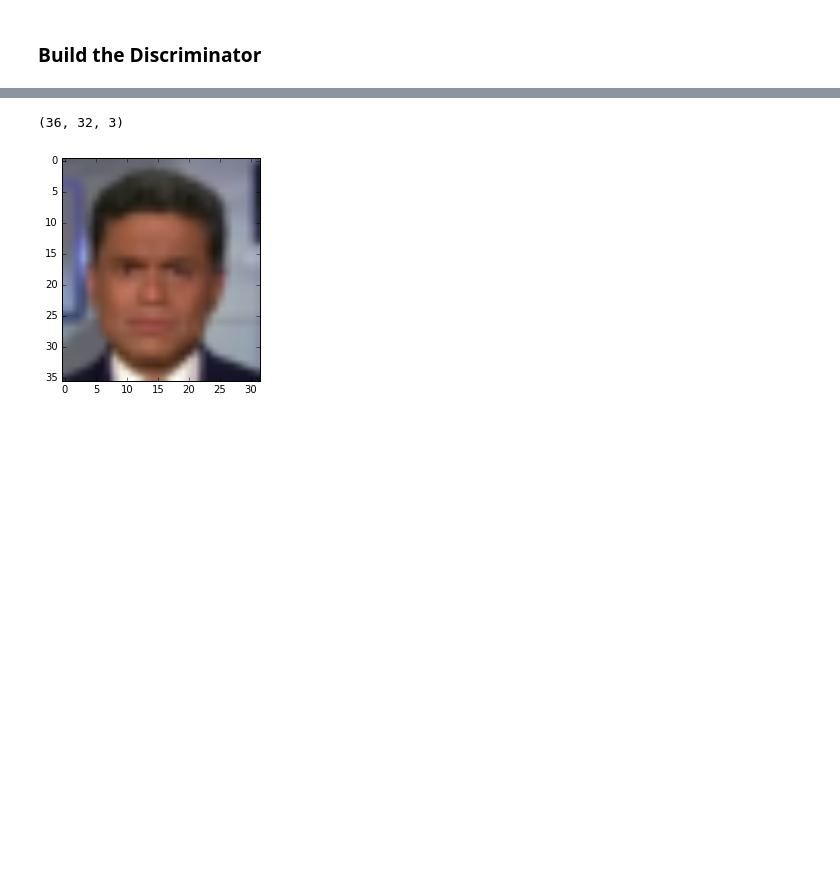
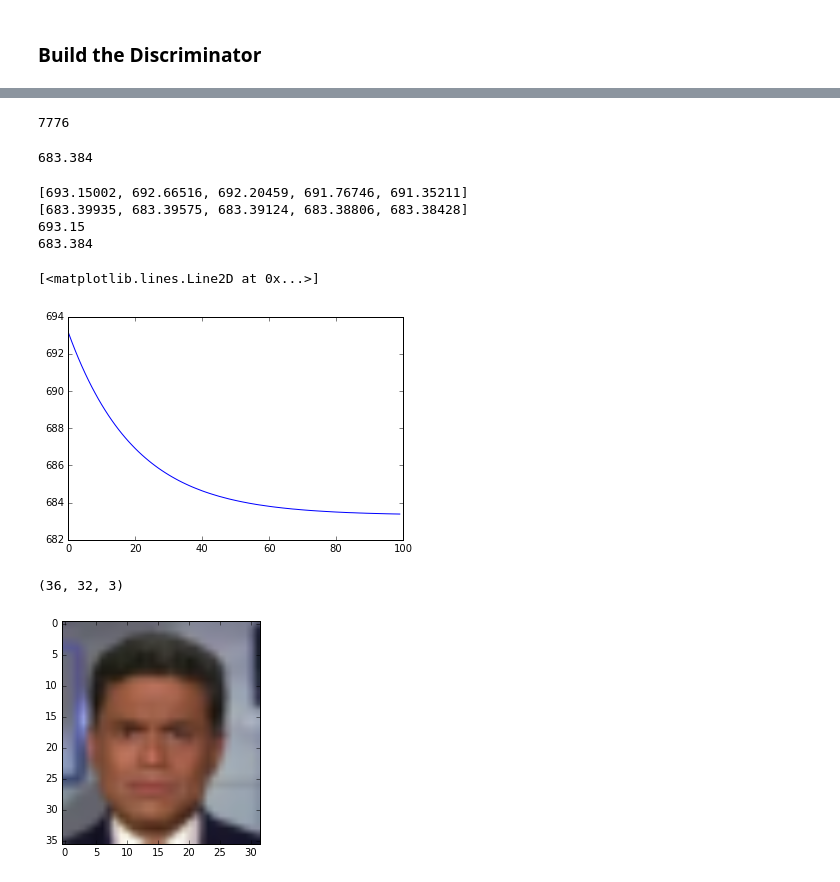
Before and after one commit to NHDaly/jupyter-binder, a Jupyter notebook: ml/Gan_Speaking.ipynb, the cells around one changed output, grey strips where cells are left out. Drawn from its saved outputs; the diff is of its cells as text; code cells hidden in the pictures; blank space fills up the shorter version.

```diff
--- a/ml/Gan_Speaking.ipynb
+++ b/ml/Gan_Speaking.ipynb
@@ -57,0 +93,12 @@ ImportError: No module named tensorflow
+# %%
+print flattened_image_len
+W1 = tf.Variable(tf.random_uniform([dim_X,dim_h1], maxval=0.01, minval=-0.01), name='W1')
+b1 = tf.Variable(tf.zeros([dim_h2]), name='b1')
+W2 = tf.Variable(tf.random_uniform([dim_h1,dim_h2], maxval=0.01, minval=-0.01), name='W2')
+b2 = tf.Variable(tf.zeros([dim_h3]), name='b2')
+W3 = tf.Variable(tf.random_uniform([dim_h2,dim_h3], maxval=0.01, minval=-0.01), name='W3')
+b3 = tf.Variable(tf.zeros([dim_y]), name='b3')
+Wy = tf.Variable(tf.random_uniform([dim_h3,dim_y], maxval=0.01, minval=-0.01), name='W3')
+by = tf.Variable(tf.zeros([1]), name='b3')
+# %% [output]
+7776
@@ -58,3 +118,42 @@ ImportError: No module named tensorflow
+# %%
+learning_rate = 0.0001
+batch_size = 200
+# %%
+train_step = tf.train.GradientDescentOptimizer(learning_rate).minimize(cost)
+# %%
+init = tf.initialize_all_variables()
+sess = tf.Session()
+sess.run(init)
+losses = []
+iteration = 0
+# %%
+for i in range(100):
+    normalized_inputs = np.array([normalize(x[0]) for x in Xtrain[:batch_size]])
+    labels = np.array([x[1] for x in Xtrain[:batch_size]])
+
+    feed_dict={X:normalized_inputs, truth:labels}
+    _,loss,y_out = sess.run((train_step, cost, y), feed_dict=feed_dict)
+    losses.append(loss)
+    iteration += 1
+    loss,y_out.flatten()
+print loss
+# %% [output]
+683.384
+# %%
+print losses[:5]
+print losses[-5:]
+print np.max(losses)
+print np.min(losses)
+# %% [output]
+[693.15002, 692.66516, 692.20459, 691.76746, 691.35211]
+[683.39935, 683.39575, 683.39124, 683.38806, 683.38428]
+693.15
+683.384
+# %%
+plt.plot(losses[:100])
+# %% [output]
+[<matplotlib.lines.Line2D at 0x...>]
+[figure, added]
 # %%
 # Down-scale the image.
 import scipy
```
Also changed, not shown: parts of 11 cells of this notebook.
